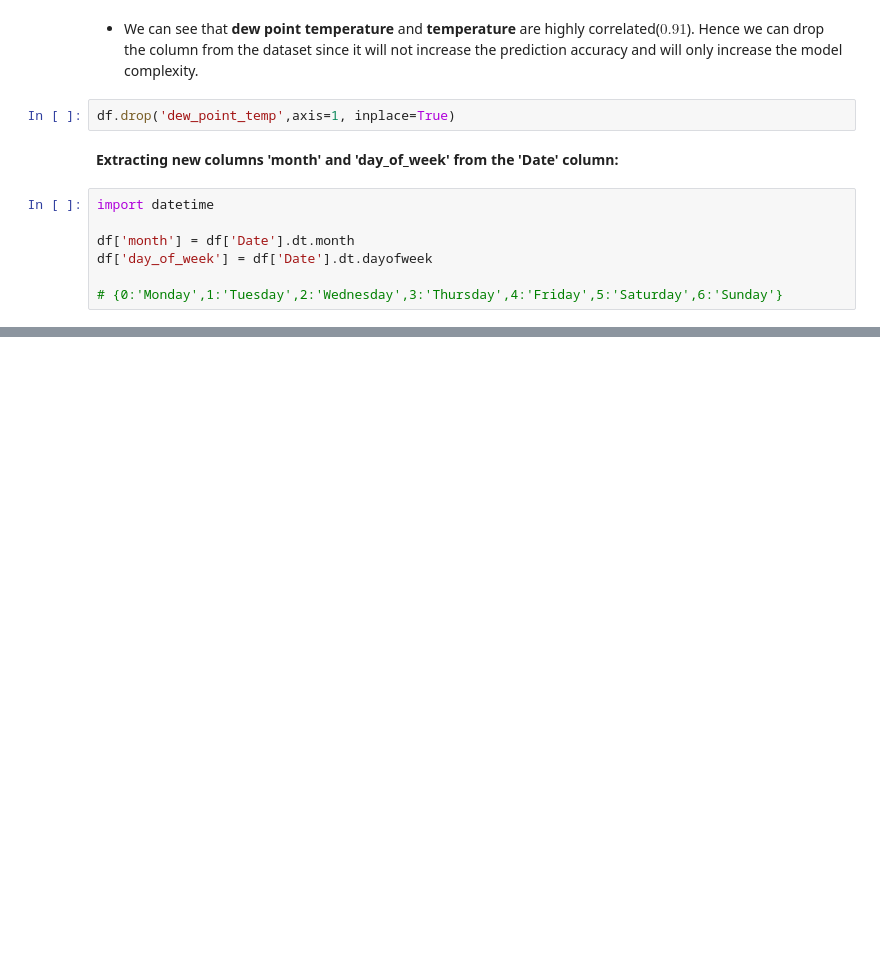
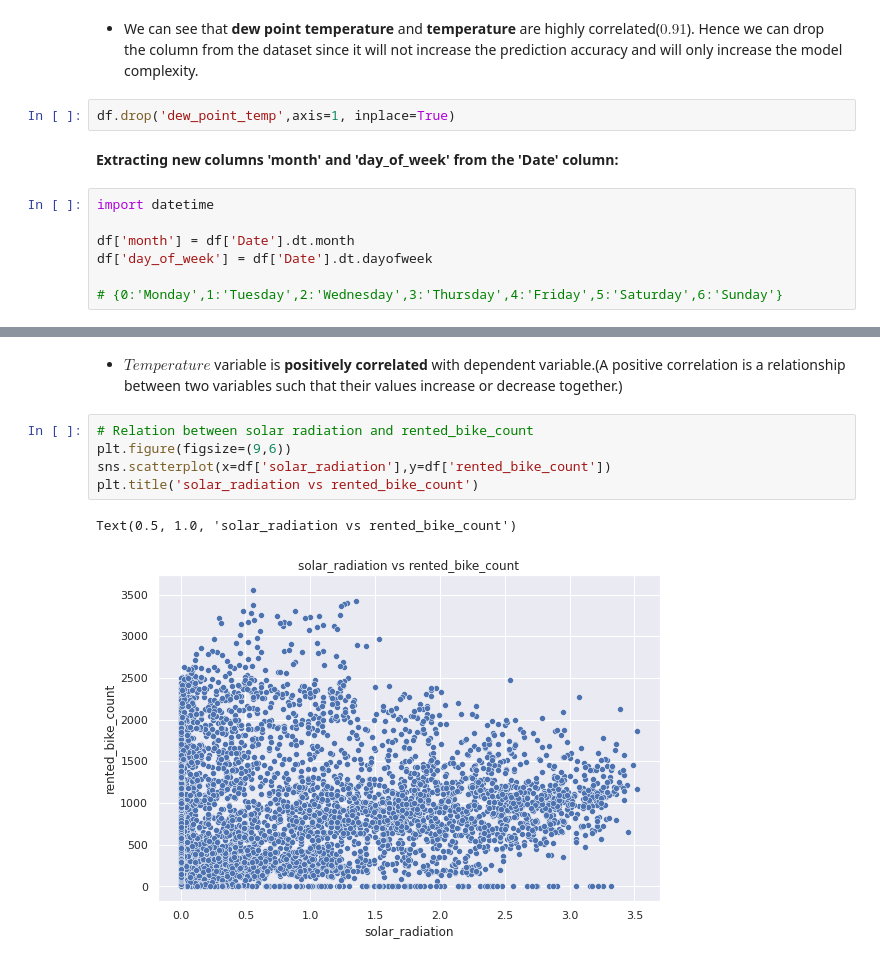
Before and after one commit to vir097/Bike-Sharing-Demand-Prediction---viral-shewale, a Jupyter notebook: Bike_Sharing_Demand_Prediction_Viral_shewale.ipynb, the cells around one changed output, grey strips where cells are left out. Drawn from its saved outputs; the diff is of its cells as text; blank space fills up the shorter version.

```diff
--- a/Bike_Sharing_Demand_Prediction_Viral_shewale.ipynb
+++ b/Bike_Sharing_Demand_Prediction_Viral_shewale.ipynb
@@ -229,0 +285,10 @@ df['day_of_week'] = df['Date'].dt.dayofweek
+# %% [markdown]
+* $Temperature$ variable is **positively correlated** with dependent variable.(A positive correlation is a relationship between two variables such that their values increase or decrease together.)
+# %%
+# Relation between solar radiation and rented_bike_count
+plt.figure(figsize=(9,6))
+sns.scatterplot(x=df['solar_radiation'],y=df['rented_bike_count'])
+plt.title('solar_radiation vs rented_bike_count')
+# %% [output]
+Text(0.5, 1.0, 'solar_radiation vs rented_bike_count')
+[figure, added]
```
Also changed, not shown: parts of 37 cells of this notebook.
